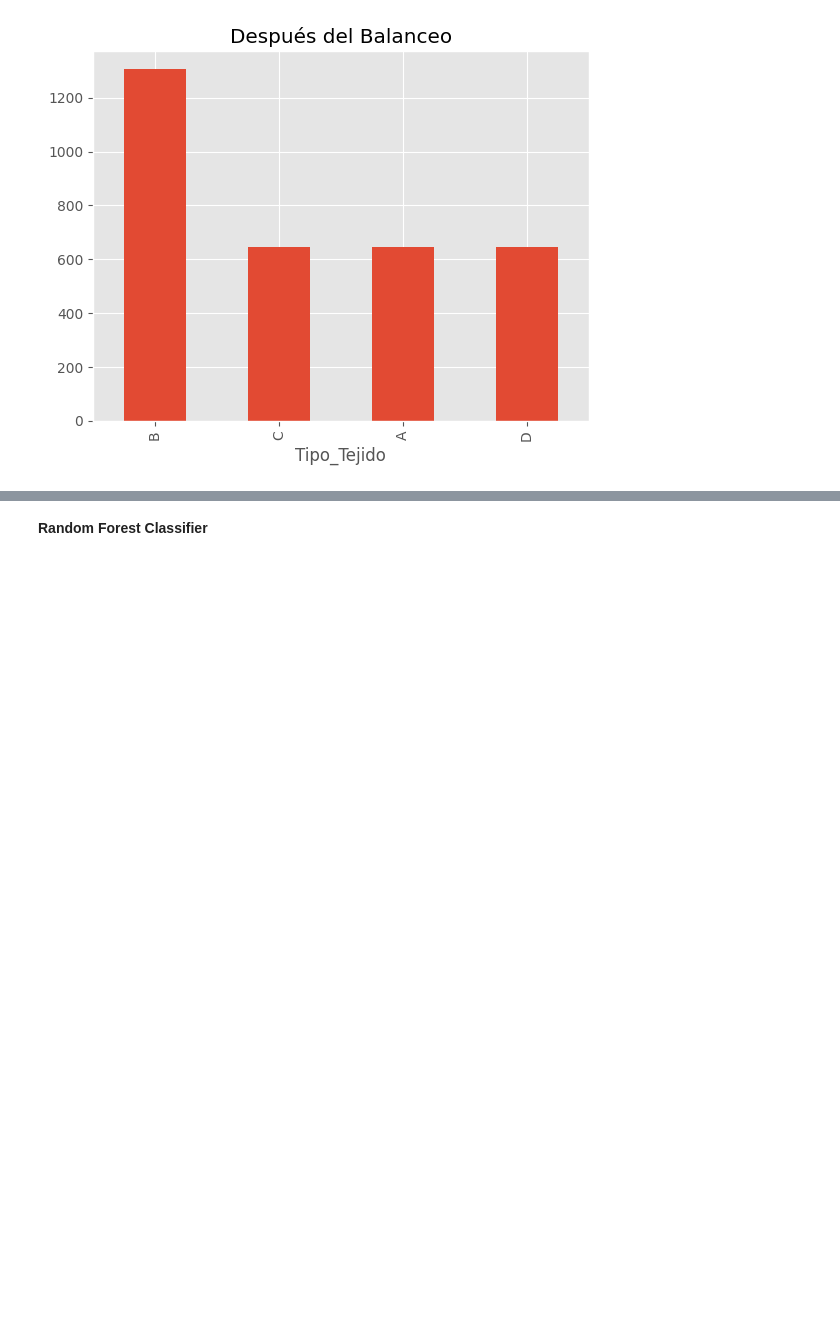
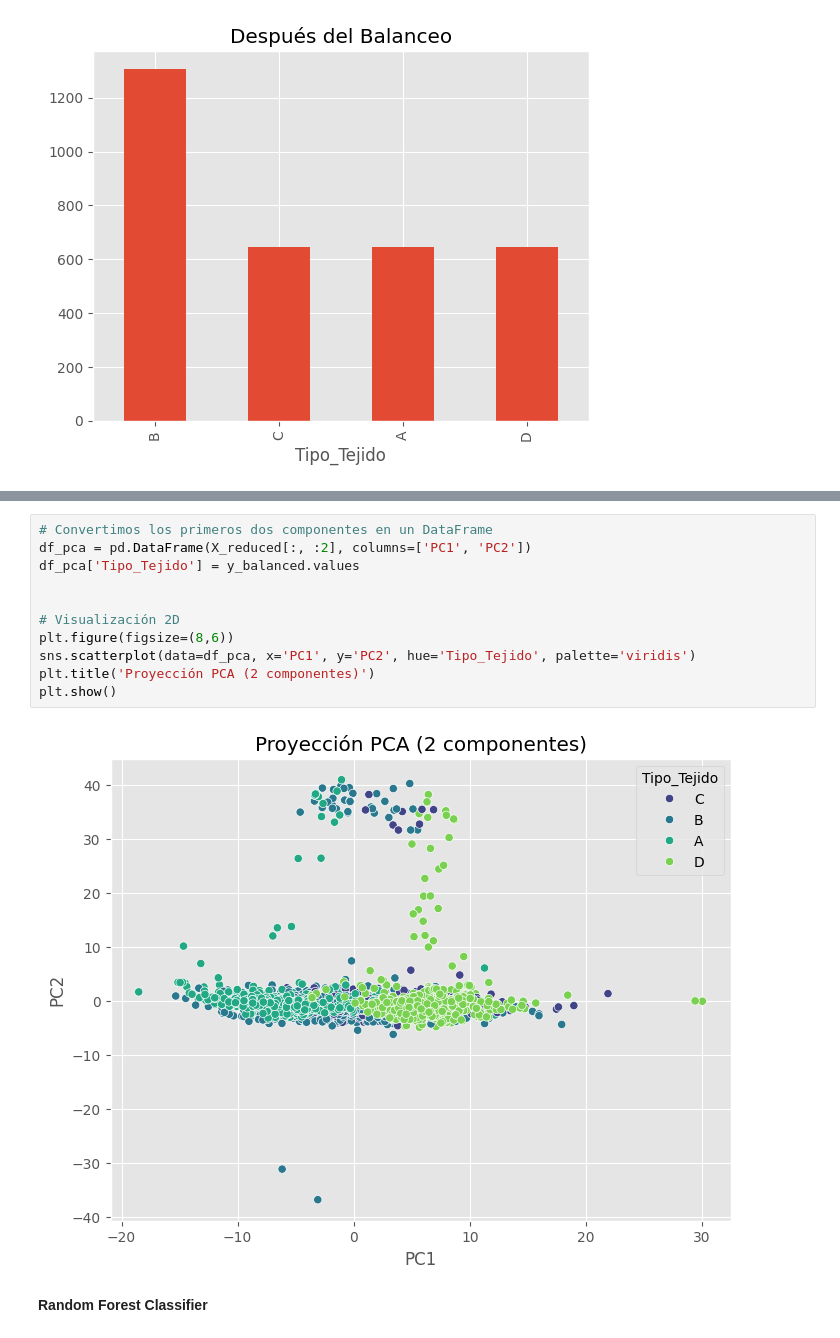
Before and after one commit to MiguelAngeloTr/Datathon, a Jupyter notebook: PM/Mamografia.ipynb, the cells around one changed output, grey strips where cells are left out. Cells and saved outputs as stored; diff of their text form; blank space fills up the shorter version.

```diff
--- a/PM/Mamografia.ipynb
+++ b/PM/Mamografia.ipynb
@@ -379,3 +369,16 @@ plt.show()
+# %%
+# Convertimos los primeros dos componentes en un DataFrame
+df_pca = pd.DataFrame(X_reduced[:, :2], columns=['PC1', 'PC2'])
+df_pca['Tipo_Tejido'] = y_balanced.values
+
+
+# Visualización 2D
+plt.figure(figsize=(8,6))
+sns.scatterplot(data=df_pca, x='PC1', y='PC2', hue='Tipo_Tejido', palette='viridis')
+plt.title('Proyección PCA (2 componentes)')
+plt.show()
+# %% [output]
+[figure, added]
 # %% [markdown]
 **Random Forest Classifier**
 # %%
```
Also changed, not shown: parts of 8 cells of this notebook.
